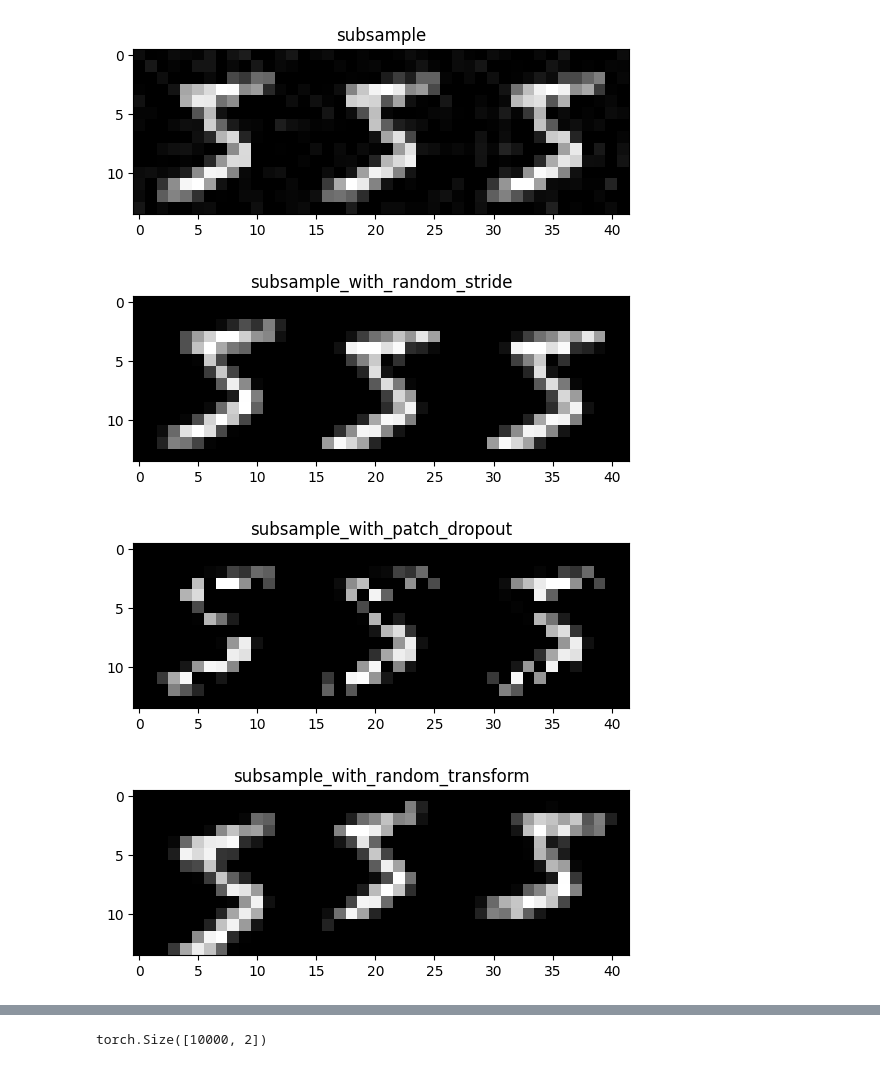
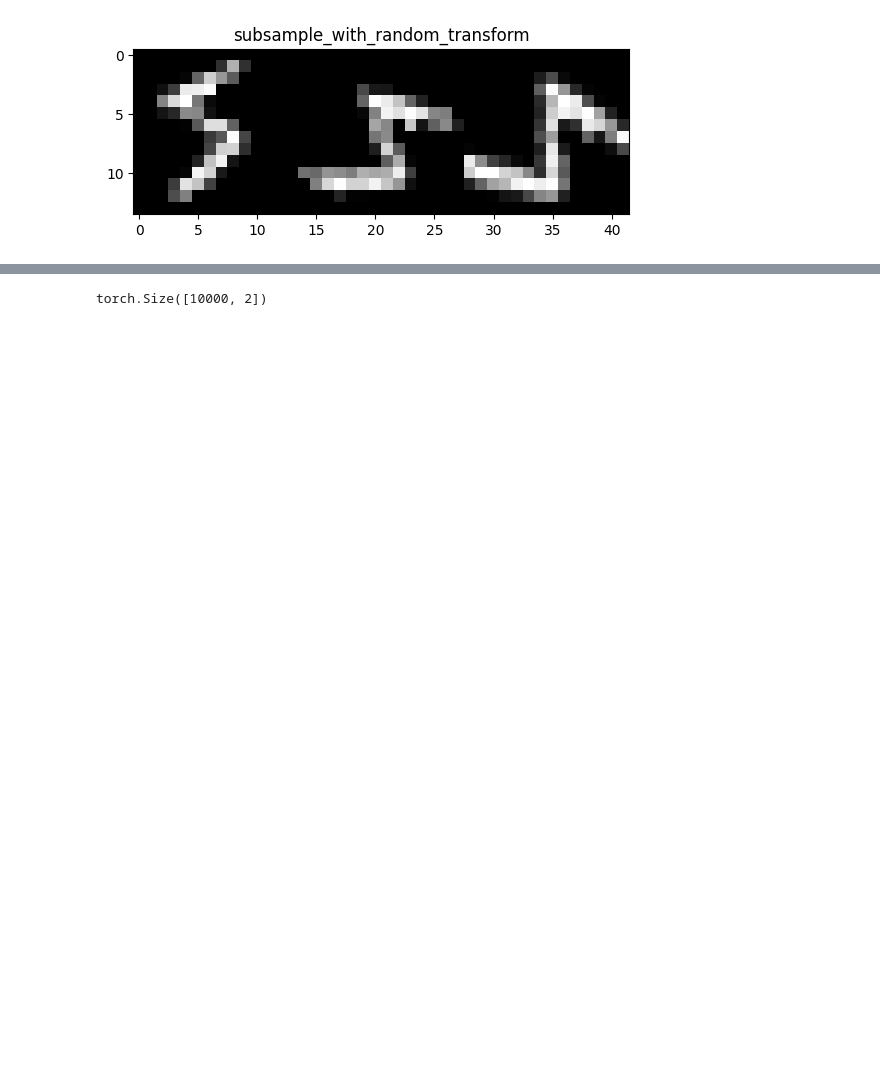
Before and after one commit to fdenoodt/fast-uncertainty-quantification, a Jupyter notebook: uncertainy/uncertainty_through_redundancy.ipynb, the cells around one changed output, grey strips where cells are left out. Cells and saved outputs as stored; diff of their text form; code cells hidden in the pictures; blank space fills up the shorter version.

```diff
--- a/uncertainy/uncertainty_through_redundancy.ipynb
+++ b/uncertainy/uncertainty_through_redundancy.ipynb
@@ -213,28 +215,26 @@ def create_multiple_views(x: torch.Tensor, num_views: int, transformation: calla
 # %%
 def show_transformations():
     # dispay the different subsampling methods, same image repeated 3 times
     transform = transforms.Compose([transforms.ToTensor()])  #rnd_subsample_method])
     mnist_train = MNIST("../data", train=True, download=True, transform=transform)
 
-    methods = [subsample,
-               subsample_with_random_stride,
-               subsample_with_patch_dropout,
-               subsample_with_random_transform,
-               subsample_with_pixel_swapping
-               ]
+    methods = [
+        # subsample,
+        #        subsample_with_random_stride,
+        #        subsample_with_patch_dropout,
+        subsample_with_random_transform,
+        # subsample_with_pixel_swapping
+    ]
     x, y = mnist_train[0]
     for method in methods:
         # create 3 images and display them side by side
         imgs = [method(x) for _ in range(3)]
         imgs = torch.cat(imgs, dim=2)
         plt.imshow(imgs.squeeze(0), cmap='gray')
         plt.title(method.__name__)
         plt.show()
 
 
 show_transformations()
 # %% [output]
-[figure, old version]
+[figure, new version]
-[figure, removed]
-[figure, removed]
-[figure, removed]
```
Also changed, not shown: parts of 6 cells of this notebook.
